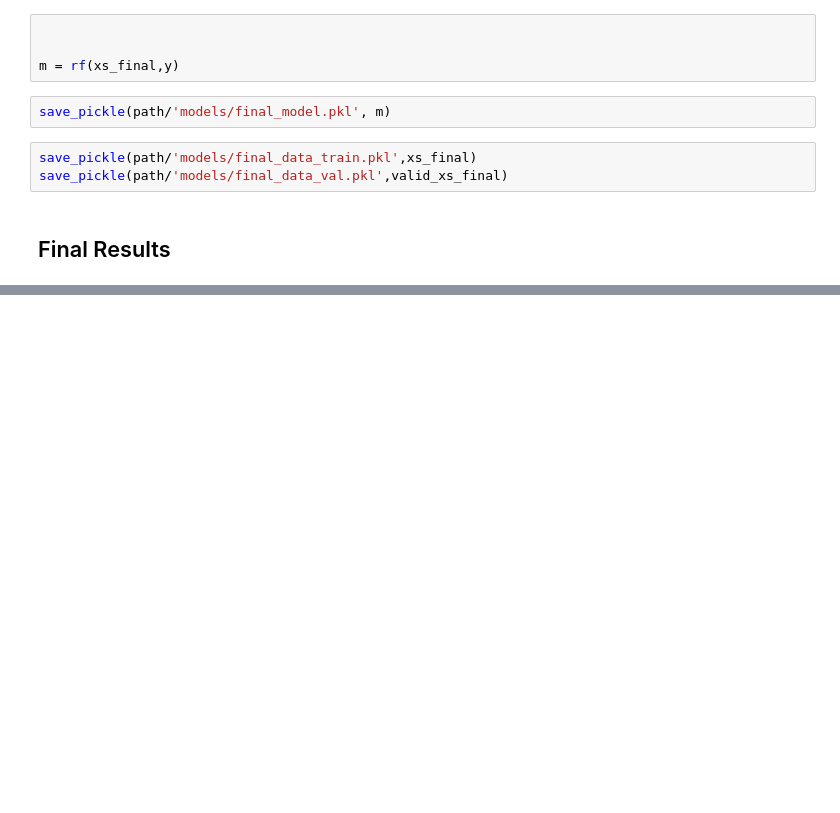
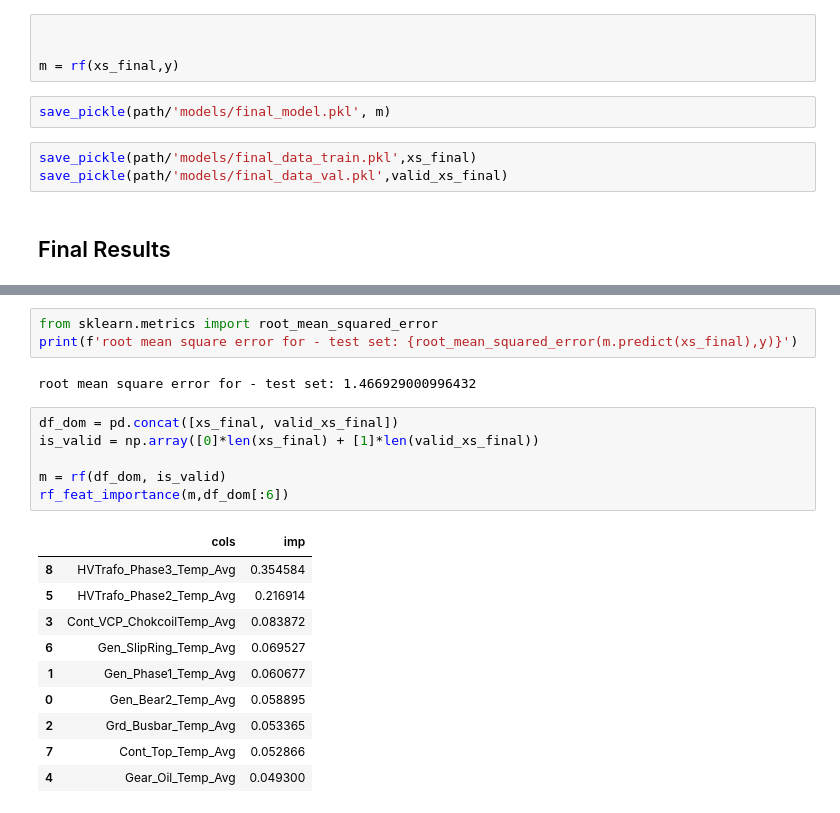
Before and after one commit to Markustho/DAT255-group12, a Jupyter notebook: src/models/Random Forest/2_clean_data_train_model.ipynb, the cells around one changed output, grey strips where cells are left out. Cells and saved outputs as stored; diff of their text form; blank space fills up the shorter version.

```diff
--- a/src/models/Random Forest/2_clean_data_train_model.ipynb
+++ b/src/models/Random Forest/2_clean_data_train_model.ipynb
@@ -129,0 +151,22 @@ out-of-bag error: 1.778286
+# %%
+from sklearn.metrics import root_mean_squared_error
+print(f'root mean square error for - test set: {root_mean_squared_error(m.predict(xs_final),y)}')
+# %% [output]
+root mean square error for - test set: 1.466929000996432
+# %%
+df_dom = pd.concat([xs_final, valid_xs_final])
+is_valid = np.array([0]*len(xs_final) + [1]*len(valid_xs_final))
+
+m = rf(df_dom, is_valid)
+rf_feat_importance(m,df_dom[:6])
+# %% [output]
+|  | cols | imp |
+| 8 | HVTrafo_Phase3_Temp_Avg | 0.354584 |
+| 5 | HVTrafo_Phase2_Temp_Avg | 0.216914 |
+| 3 | Cont_VCP_ChokcoilTemp_Avg | 0.083872 |
+| 6 | Gen_SlipRing_Temp_Avg | 0.069527 |
+| 1 | Gen_Phase1_Temp_Avg | 0.060677 |
+| 0 | Gen_Bear2_Temp_Avg | 0.058895 |
+| 2 | Grd_Busbar_Temp_Avg | 0.053365 |
+| 7 | Cont_Top_Temp_Avg | 0.052866 |
+| 4 | Gear_Oil_Temp_Avg | 0.049300 |
```
Also changed, not shown: parts of 13 cells of this notebook, 4 other files.
